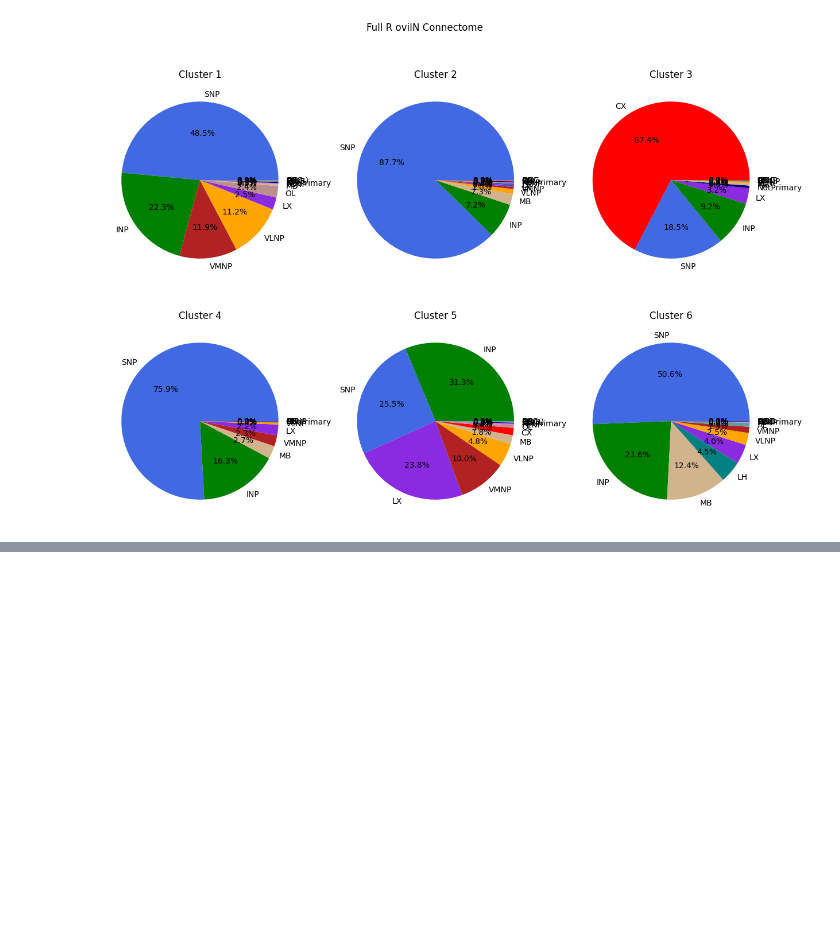
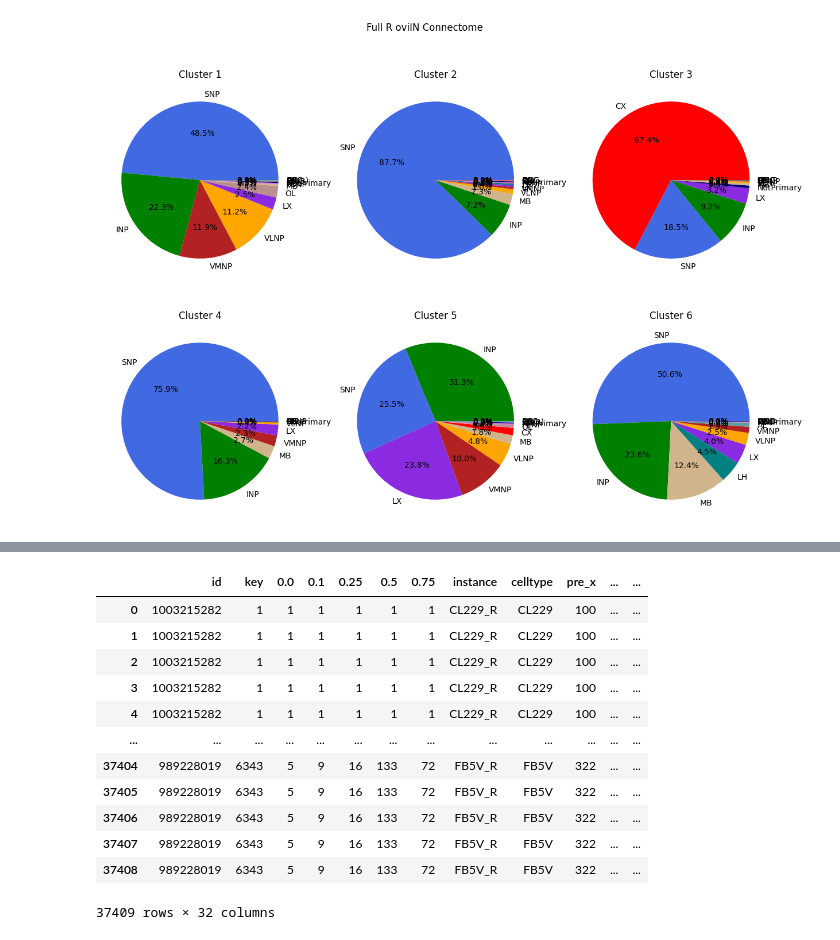
Before and after one commit to RhessaWL/flybrain-clustering, a Jupyter notebook: get_piechart.ipynb, the cells around one changed output, grey strips where cells are left out. Cells and saved outputs as stored; diff of their text form; code cells hidden in the pictures; blank space fills up the shorter version.

```diff
--- a/get_piechart.ipynb
+++ b/get_piechart.ipynb
@@ -851,0 +863,20 @@ neuropil_plotter(wb, cluster_wb, subplot_wb, roi_df, super_title='Hemibrain', ol
+# %%
+# Create dataframe aligning to l2
+roi_edited2 = roi_info[roi_info['roi'].isin(roi_l2)]
+# Attach roi_info to the full partition dataframe
+full_roi2 = pd.merge(full, roi_edited2, left_on='id', right_on='bodyId', how='inner')
+full_roi2
+# %% [output]
+|  | id | key | 0.0 | 0.1 | 0.25 | 0.5 | 0.75 | instance | celltype | pre_x | ... | ... |
+| 0 | 1003215282 | 1 | 1 | 1 | 1 | 1 | 1 | CL229_R | CL229 | 100 | ... | ... |
+| 1 | 1003215282 | 1 | 1 | 1 | 1 | 1 | 1 | CL229_R | CL229 | 100 | ... | ... |
+| 2 | 1003215282 | 1 | 1 | 1 | 1 | 1 | 1 | CL229_R | CL229 | 100 | ... | ... |
+| 3 | 1003215282 | 1 | 1 | 1 | 1 | 1 | 1 | CL229_R | CL229 | 100 | ... | ... |
+| 4 | 1003215282 | 1 | 1 | 1 | 1 | 1 | 1 | CL229_R | CL229 | 100 | ... | ... |
+| ... | ... | ... | ... | ... | ... | ... | ... | ... | ... | ... | ... | ... |
+| 37404 | 989228019 | 6343 | 5 | 9 | 16 | 133 | 72 | FB5V_R | FB5V | 322 | ... | ... |
+| 37405 | 989228019 | 6343 | 5 | 9 | 16 | 133 | 72 | FB5V_R | FB5V | 322 | ... | ... |
+| 37406 | 989228019 | 6343 | 5 | 9 | 16 | 133 | 72 | FB5V_R | FB5V | 322 | ... | ... |
+| 37407 | 989228019 | 6343 | 5 | 9 | 16 | 133 | 72 | FB5V_R | FB5V | 322 | ... | ... |
+| 37408 | 989228019 | 6343 | 5 | 9 | 16 | 133 | 72 | FB5V_R | FB5V | 322 | ... | ... |
+37409 rows × 32 columns
```
Also changed, not shown: parts of 23 cells of this notebook, 1 other file.
